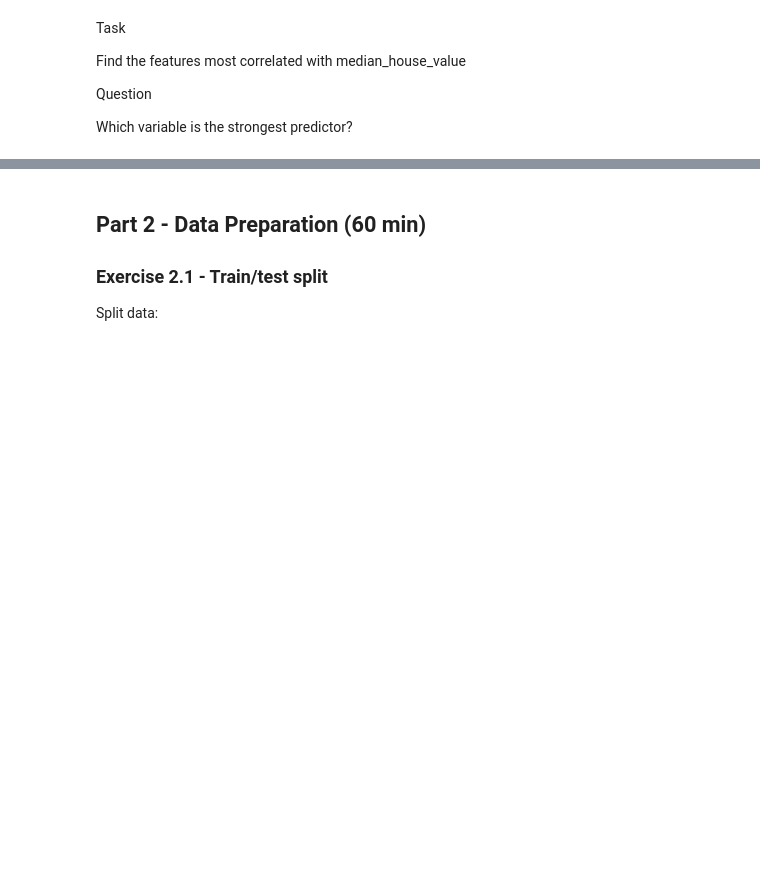
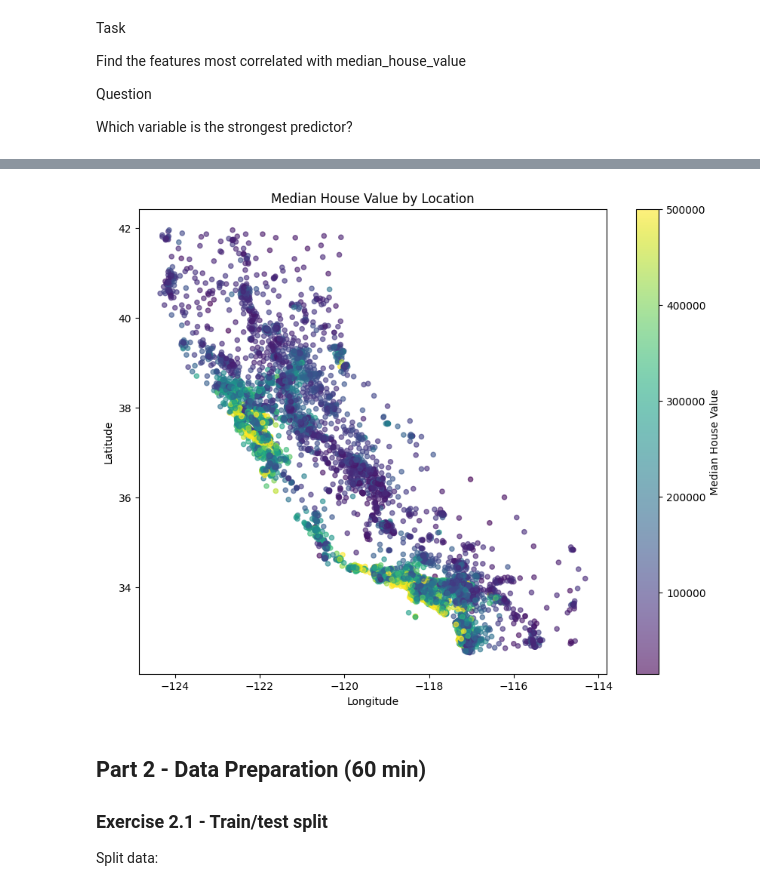
Before and after one commit to marekmichalczyk03-blip/r1, a Jupyter notebook: 5-housing-exercise-empty.ipynb, the cells around one changed output, grey strips where cells are left out. Saved outputs shown, nothing was run; the diff lists cells and outputs as text; code cells hidden in the pictures; blank space fills up the shorter version.

```diff
--- a/5-housing-exercise-empty.ipynb
+++ b/5-housing-exercise-empty.ipynb
@@ -163,3 +241,22 @@ Which variable is the strongest predictor?
+# %%
+import matplotlib.pyplot as plt
+
+plt.figure(figsize=(10, 8))
+sc = plt.scatter(
+    housing_df['longitude'],
+    housing_df['latitude'],
+    c=housing_df['median_house_value'],
+    cmap='viridis',  # kolor od fioletu do żółtego
+    alpha=0.6,       # trochę przezroczystości dla nakładających się punktów
+    s=20             # rozmiar punktów
+)
+plt.colorbar(sc, label='Median House Value')
+plt.xlabel('Longitude')
+plt.ylabel('Latitude')
+plt.title('Median House Value by Location')
+plt.show()
+# %% [output]
+[figure, added]
 # %% [markdown]
 ## Part 2 - Data Preparation (60 min)
 ### Exercise 2.1 - Train/test split
```
Also changed, not shown: parts of 5 cells of this notebook.
